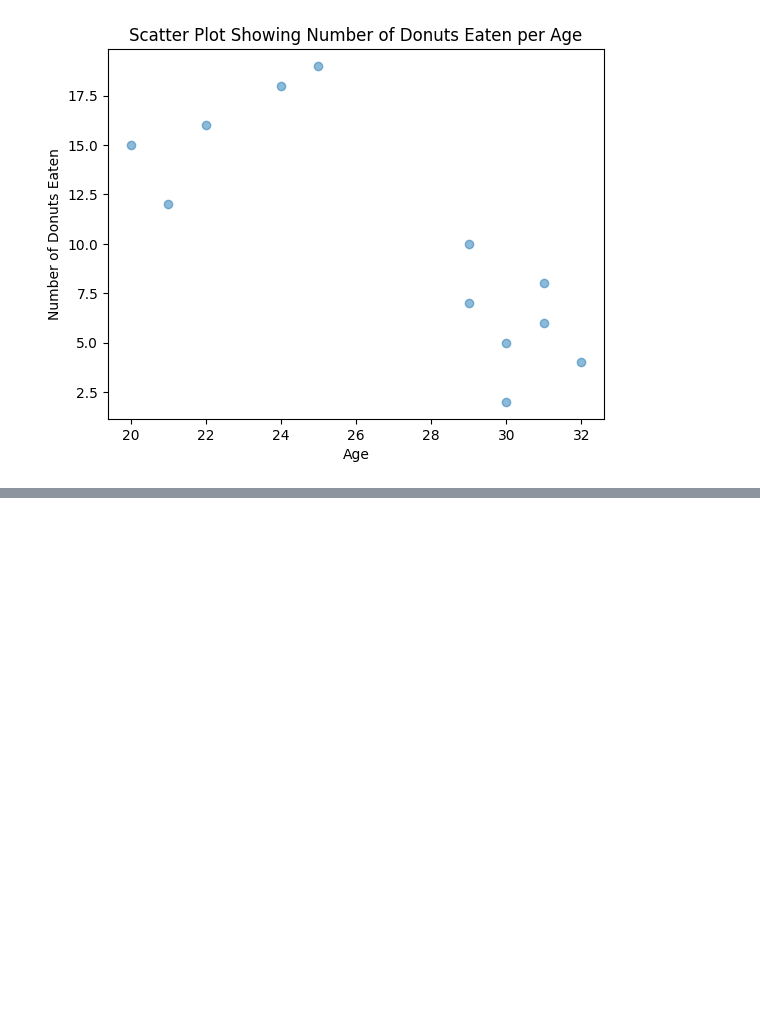
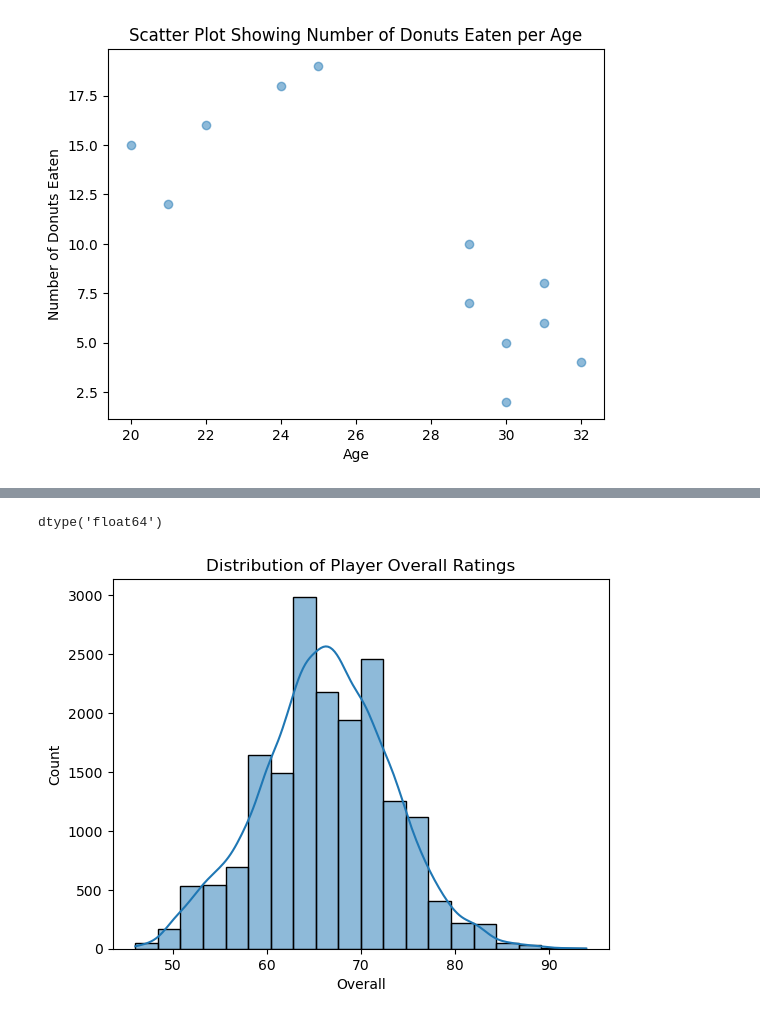
Before and after one commit to Chessington1/Data-Science-notebooks-, a Jupyter notebook: DS course/Plots trials.ipynb, the cells around one changed output, grey strips where cells are left out. Drawn from its saved outputs; the diff is of its cells as text; code cells hidden in the pictures; blank space fills up the shorter version.

```diff
--- a/DS course/Plots trials.ipynb
+++ b/DS course/Plots trials.ipynb
@@ -110,3 +110,24 @@ plt.ylabel('Number of Donuts Eaten')
 plt.show()
 # %% [output]
 [figure]
+# %%
+import pandas as pd
+from matplotlib import pyplot as plt
+import seaborn as sns
+%matplotlib inline
+
+# Load dataset
+soccer = pd.read_csv("https://raw.githubusercontent.com/Explore-AI/Public-Data/master/Data/fundamentals/football_players.csv")
+
+# Convert relevant columns to numerical values
+cols = [
+    'Age', 'Overall', 'Acceleration', 'Aggression', 'Agility', 'Balance',
+    'Ball control', 'Composure', 'Crossing', 'Curve', 'Dribbling', 'Finishing',
+    'Free kick accuracy', 'GK diving', 'GK handling', 'GK kicking',
+    'GK positioning', 'GK reflexes', 'Heading accuracy', 'Interceptions',
+    'Jumping', 'Long passing', 'Long shots', 'Marking', 'Penalties',
+    'Positioning', 'Reactions', 'Short passing', 'Shot power', 'Sliding tackle',
+    'Sprint speed', 'Stamina', 'Standing tackle', 'Strength', 'Vision', 'Volleys'
+]
+# %%
+soccer[cols] = soccer[cols].apply(pd.to_numeric, errors='coerce', axis=1)
@@ -112,0 +169,3 @@ plt.show()
+# %%
+soccer = soccer.rename(columns= {'Preferred Positions' : 'Preferred_Positions'})
+soccer.head()
@@ -112,0 +189,11 @@ plt.show()
+# %%
+soccer['Age']= soccer['Age'].astype('float')
+soccer['Age'].dtype
+# %% [output]
+dtype('float64')
+# %%
+sns.histplot(soccer['Overall'], bins=20, kde=True)
+plt.title("Distribution of Player Overall Ratings")
+plt.show()
+# %% [output]
+[figure, added]
```
Also changed, not shown: parts of 14 cells of this notebook.
